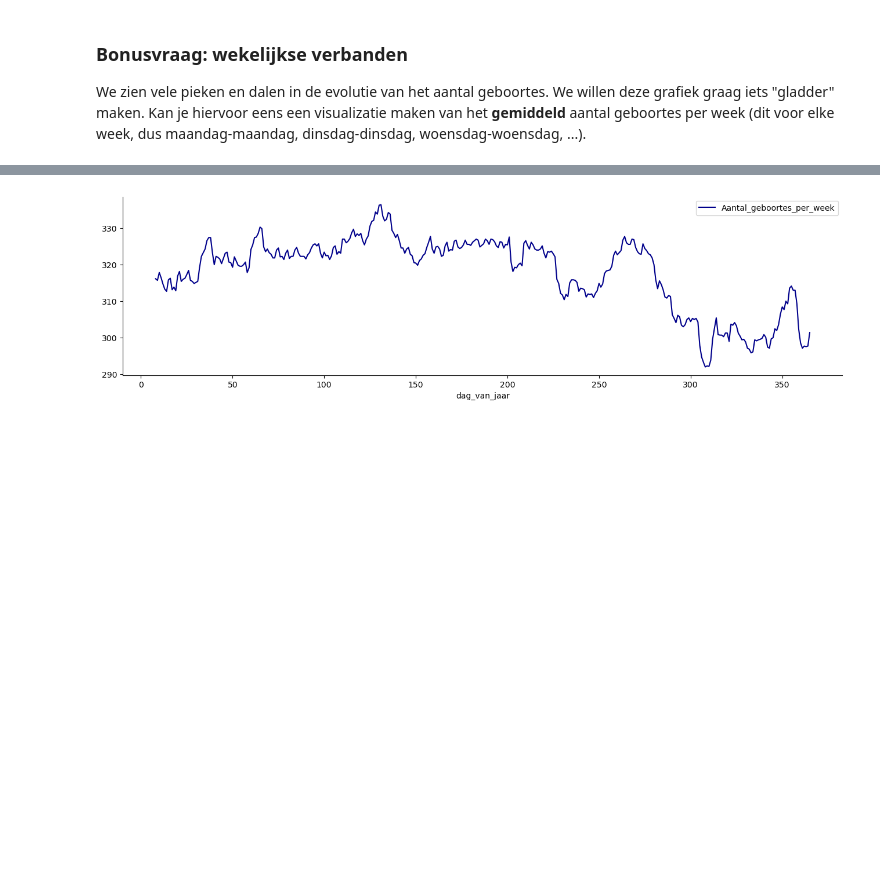
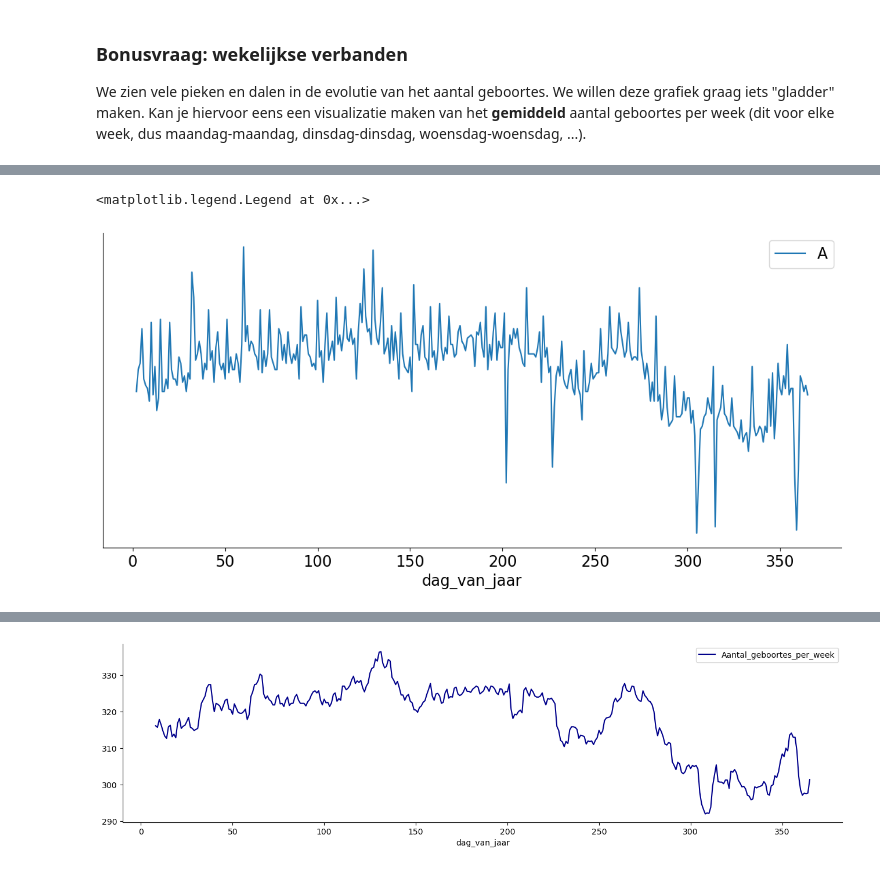
Before and after one commit to cdieltje/ExamenSyntra, a Jupyter notebook: notebooks/examen_deel1.ipynb, the cells around one changed output, grey strips where cells are left out. Cells and saved outputs as stored; diff of their text form; code cells hidden in the pictures; blank space fills up the shorter version.

```diff
--- a/notebooks/examen_deel1.ipynb
+++ b/notebooks/examen_deel1.ipynb
@@ -339,3 +339,33 @@ df_outliers_low
 ### Bonusvraag: wekelijkse verbanden
 
 We zien vele pieken en dalen in de evolutie van het aantal geboortes. We willen deze grafiek graag iets "gladder" maken. Kan je hiervoor eens een visualizatie maken van het **gemiddeld** aantal geboortes per week (dit voor elke week, dus maandag-maandag, dinsdag-dinsdag, woensdag-woensdag, ...).
+# %%
+# Create DataFrame
+df = df_birth_day_clean
+
+# Create a new DataFrame to store results
+result_df = pd.DataFrame(columns=['date', 'avg_births_next_7_days'])
+
+# Iterate through each date in the original DataFrame
+for index, row in df.iterrows():
+'''
+Iterate through each date of the df, to get the mean value of the next 7 days
+
+'''
+
+    date = row['geboortedatum']
+    next_7_days = pd.date_range(date, periods=7)
+
+    # Filter rows for next 7 days
+    mask = df['geboortedatum'].isin(next_7_days)
+    avg_births_next_7_days = df.loc[mask, 'naam'].mean()
+
+    # Append result to result_df
+    result_df.loc[index, 'geboortedatum'] = date
+    result_df.loc[index, 'avg_births_next_7_days'] = avg_births_next_7_days
+
+# Convert 'date' column to datetime if needed
+result_df['geboortedatum'] = pd.to_datetime(result_df['geboortedatum'])
+
+# Print the resulting DataFrame
+print(result_df)
@@ -341,0 +387,8 @@ We zien vele pieken en dalen in de evolutie van het aantal geboortes. We willen
+# %%
+# Make plot
+plt.plot(result_df.index, result_df['geboortedatum'])
+plt.xlabel('dag_van_jaar')
+plt.legend('Aantal geboortes')
+# %% [output]
+<matplotlib.legend.Legend at 0x...>
+[figure, added]
```
Also changed, not shown: parts of 2 cells of this notebook, 1 other file.
